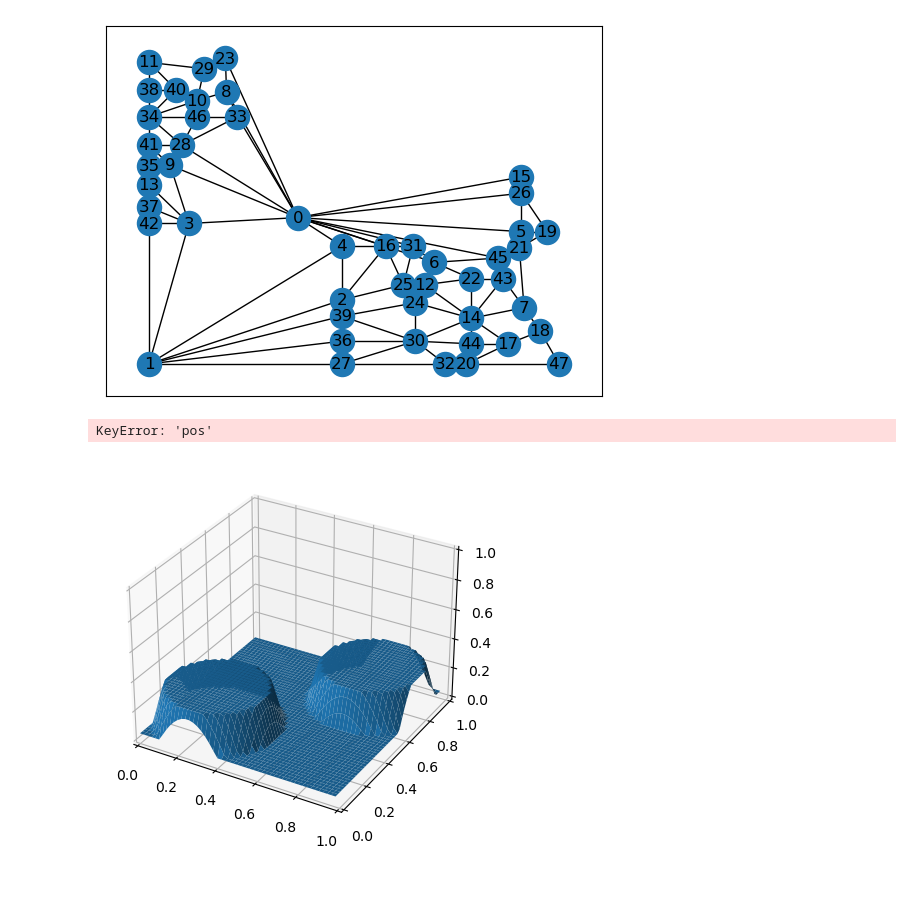
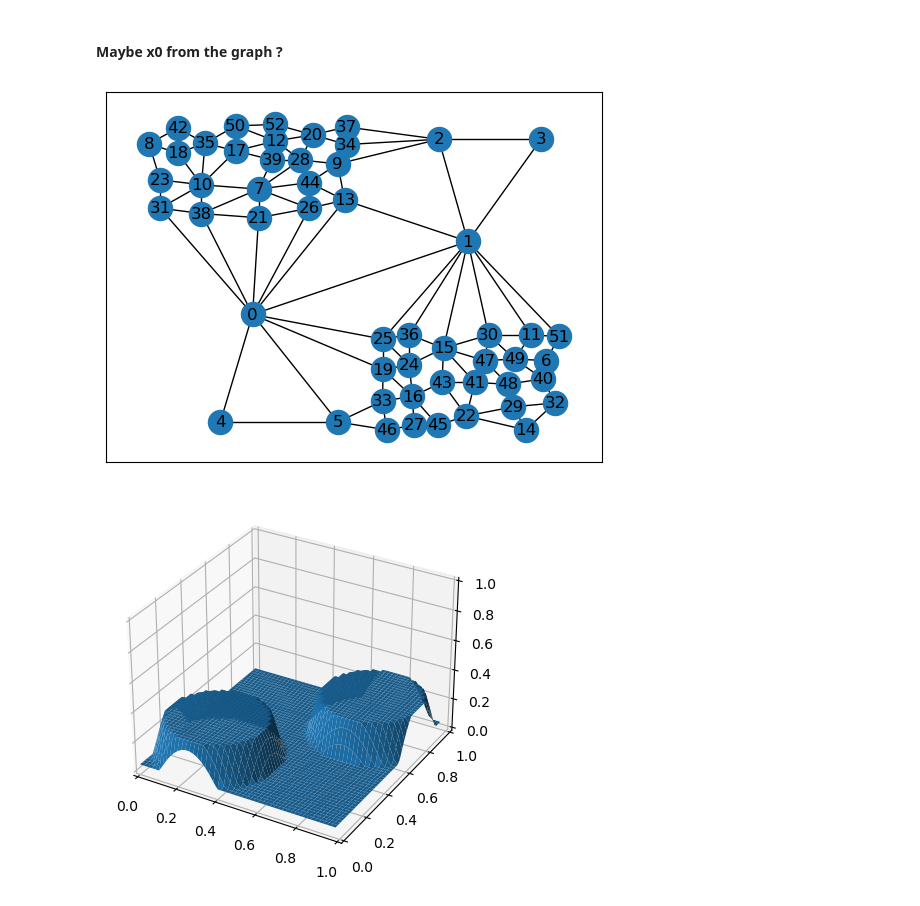
Before and after one commit to Polatucha16/SquareDivision, a Jupyter notebook: square_division_example.ipynb, the cells around one changed output. Cells and saved outputs as stored; diff of their text form; code cells hidden in the pictures.

Commit message:
Maybe x0 from the graph ?

```diff
--- a/square_division_example.ipynb
+++ b/square_division_example.ipynb
@@ -1,8 +1,8 @@
 # %%
 from SquareDivision.src.rectangle_class import Rectangulation
 
-rects = Rectangulation(config={'seed' : 123456})
-rects.execute(num=200)
+rects = Rectangulation(config={'seed' : 1000000000000001})#123456})
+rects.execute(num=500)
 rects.prepare_constraints()
 rects.close_holes()
 rects.draw_closed()
@@ -49,16 +29,14 @@ rects.sol.fun
+# %% [markdown]
+#### Maybe x0 from the graph ?
 # %%
 import networkx as nx
 G = nx.from_numpy_array(rects.east_neighbours + rects.north_neighbours)
-attrs = { i : {'pos': tuple(row[:2])} for i, row in enumerate(rects.clinched_rectangles)}
+attrs = { i : {'pos': tuple(row[:2] + 0.5 * row[2:4])} for i, row in enumerate(rects.clinched_rectangles)}
 nx.set_node_attributes(G, attrs)
 pos = nx.get_node_attributes(G,'pos')
 nx.draw_networkx(G,pos=pos)
 # %% [output]
-[figure, old version]
+[figure, new version]
-# %%
-G.nodes['pos']
-# %% [output]
-KeyError: 'pos'
 # %%
 import numpy as np
 pts_diag = np.array(
```
Also changed, not shown: parts of 6 cells of this notebook.
